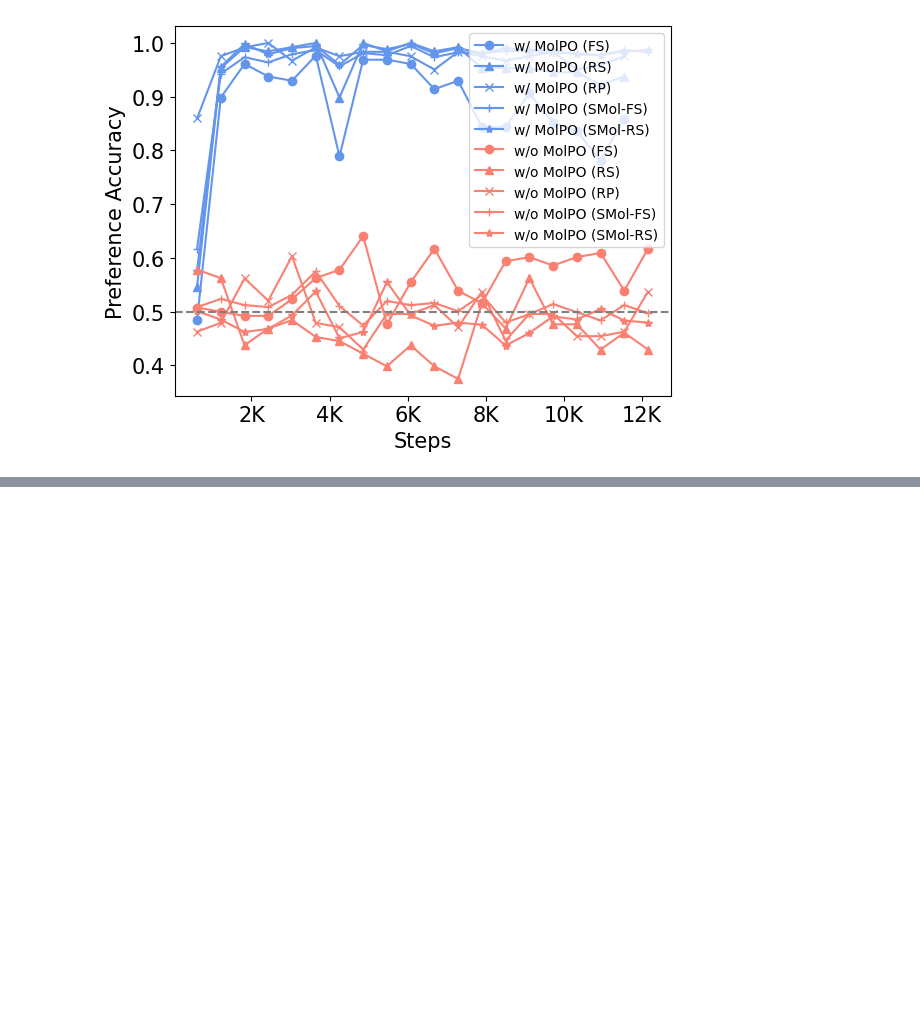
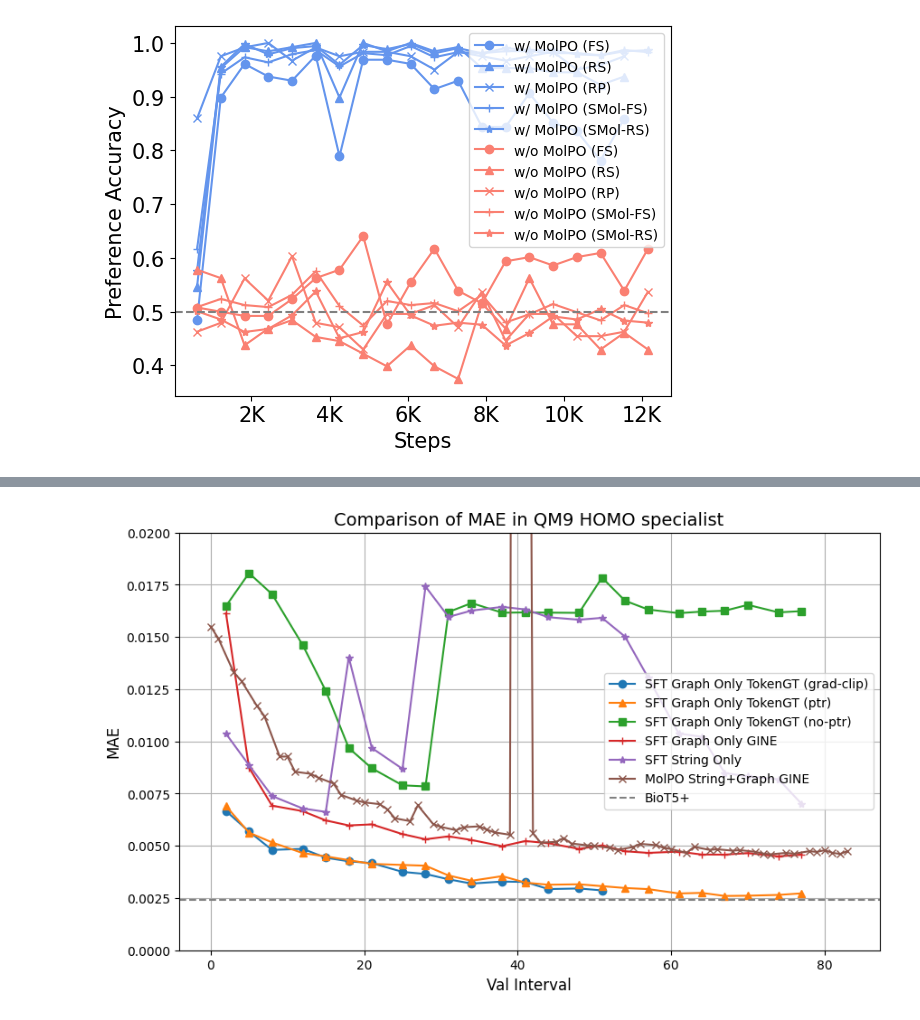
Before and after one commit to chless/Mol-LLM-submission, a Jupyter notebook: Mol-LLM/plot_metric.ipynb, the cells around one changed output, grey strips where cells are left out. Saved outputs shown, nothing was run; the diff lists cells and outputs as text; code cells hidden in the pictures; blank space fills up the shorter version.

Commit message:
chore: plot

```diff
--- a/Mol-LLM/plot_metric.ipynb
+++ b/Mol-LLM/plot_metric.ipynb
@@ -370,0 +394,46 @@ plt.legend(loc='upper right')
+# %%
+tokengt_graph_only_ptr_clip = column_names[0]
+data_tokengt_graph_only_ptr_clip = val_data[tokengt_graph_only_ptr_clip].dropna()
+
+tokengt_graph_only_ptr = column_names[1]
+data_tokengt_graph_only_ptr = val_data[tokengt_graph_only_ptr].dropna()
+
+tokengt_graph_only_noptr = column_names[2]
+data_tokengt_graph_only_noptr = val_data[tokengt_graph_only_noptr].dropna()
+
+gine_molpo = column_names[3]
+data_gine_molpo = val_data[gine_molpo].dropna()
+
+string_only = column_names[4]
+data_string_only = val_data[string_only].dropna()
+
+gine_graph_only = column_names[5]
+data_gine_graph_only = val_data[gine_graph_only].dropna()
+# %%
+import matplotlib.pyplot as plt
+
+# draw line plot using all of them
+plt.figure(figsize=(10, 6))
+
+# Plot each series
+plt.plot(data_tokengt_graph_only_ptr_clip, label='SFT Graph Only TokenGT (grad-clip)', marker='o')
+plt.plot(data_tokengt_graph_only_ptr, label='SFT Graph Only TokenGT (ptr)', marker='^')
+plt.plot(data_tokengt_graph_only_noptr, label='SFT Graph Only TokenGT (no-ptr)', marker='s')
+plt.plot(data_gine_graph_only, label='SFT Graph Only GINE', marker='+')
+plt.plot(data_string_only, label='SFT String Only', marker='*')
+plt.plot(data_gine_molpo, label='MolPO String+Graph GINE', marker='x')
+
+# draw horizontal line at y=0.0024
+plt.axhline(y=0.0024, color='gray', linestyle='--', label='BioT5+')
+
+plt.ylim(0, 0.02)  # Set y-axis limits
+
+# Add labels and legend
+plt.xlabel('Val Interval', fontsize=12)
+plt.ylabel('MAE', fontsize=12)
+plt.title('Comparison of MAE in QM9 HOMO specialist', fontsize=14)
+plt.legend()
+plt.grid(True)
+plt.show()
+# %% [output]
+[figure, added]
```
Also changed, not shown: parts of 3 cells of this notebook.
